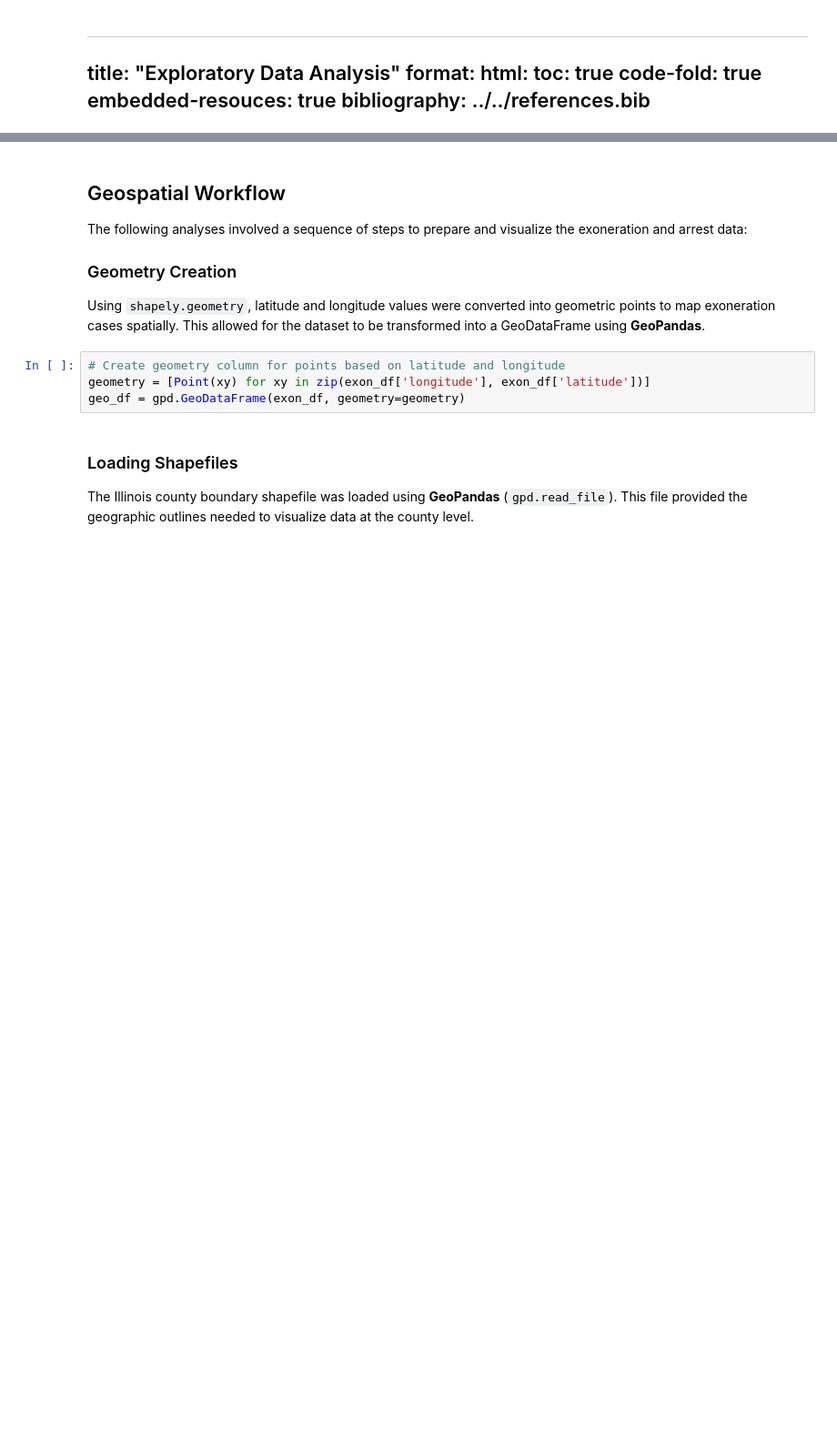
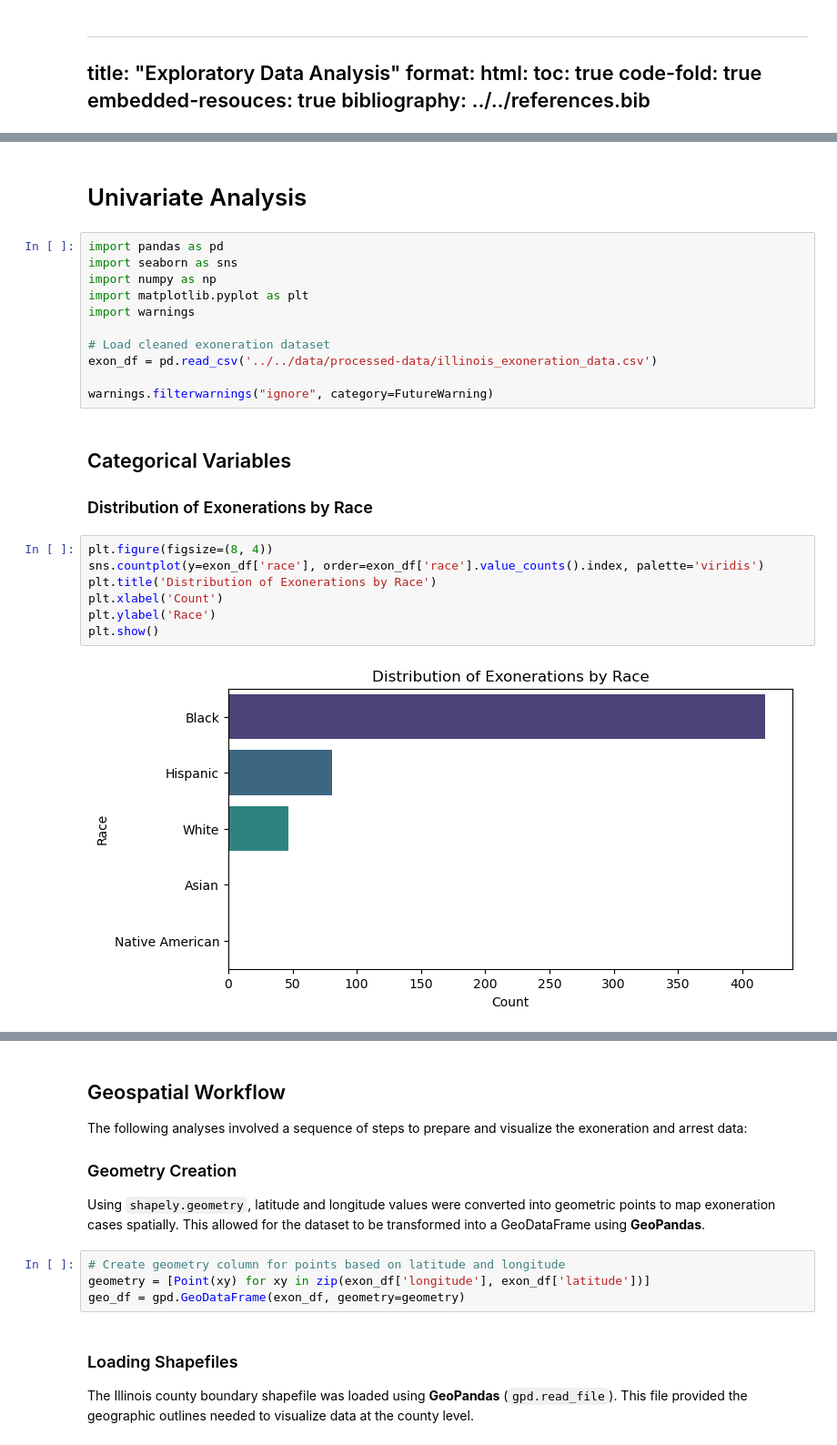
Before and after one commit to courtneyrgreen/dsan5000_final_project, a Jupyter notebook: technical-details/eda/main.ipynb, the cells around one changed output, grey strips where cells are left out. Shown at 91% size. Drawn from its saved outputs; the diff is of its cells as text; blank space fills up the shorter version.

```diff
--- a/technical-details/eda/main.ipynb
+++ b/technical-details/eda/main.ipynb
@@ -13,0 +20,26 @@ The goal of this EDA is to gain a deeper understanding of the dataset, identify
+# %% [markdown]
+# Univariate Analysis
+# %%
+import pandas as pd
+import seaborn as sns
+import numpy as np
+import matplotlib.pyplot as plt
+import warnings
+
+# Load cleaned exoneration dataset
+exon_df = pd.read_csv('../../data/processed-data/illinois_exoneration_data.csv')
+
+warnings.filterwarnings("ignore", category=FutureWarning)
+# %% [markdown]
+## Categorical Variables
+
+### Distribution of Exonerations by Race
+# %%
+plt.figure(figsize=(8, 4))
+sns.countplot(y=exon_df['race'], order=exon_df['race'].value_counts().index, palette='viridis')
+plt.title('Distribution of Exonerations by Race')
+plt.xlabel('Count')
+plt.ylabel('Race')
+plt.show()
+# %% [output]
+[figure, added]
```
Also changed, not shown: parts of 139 cells of this notebook, 2 other files.
